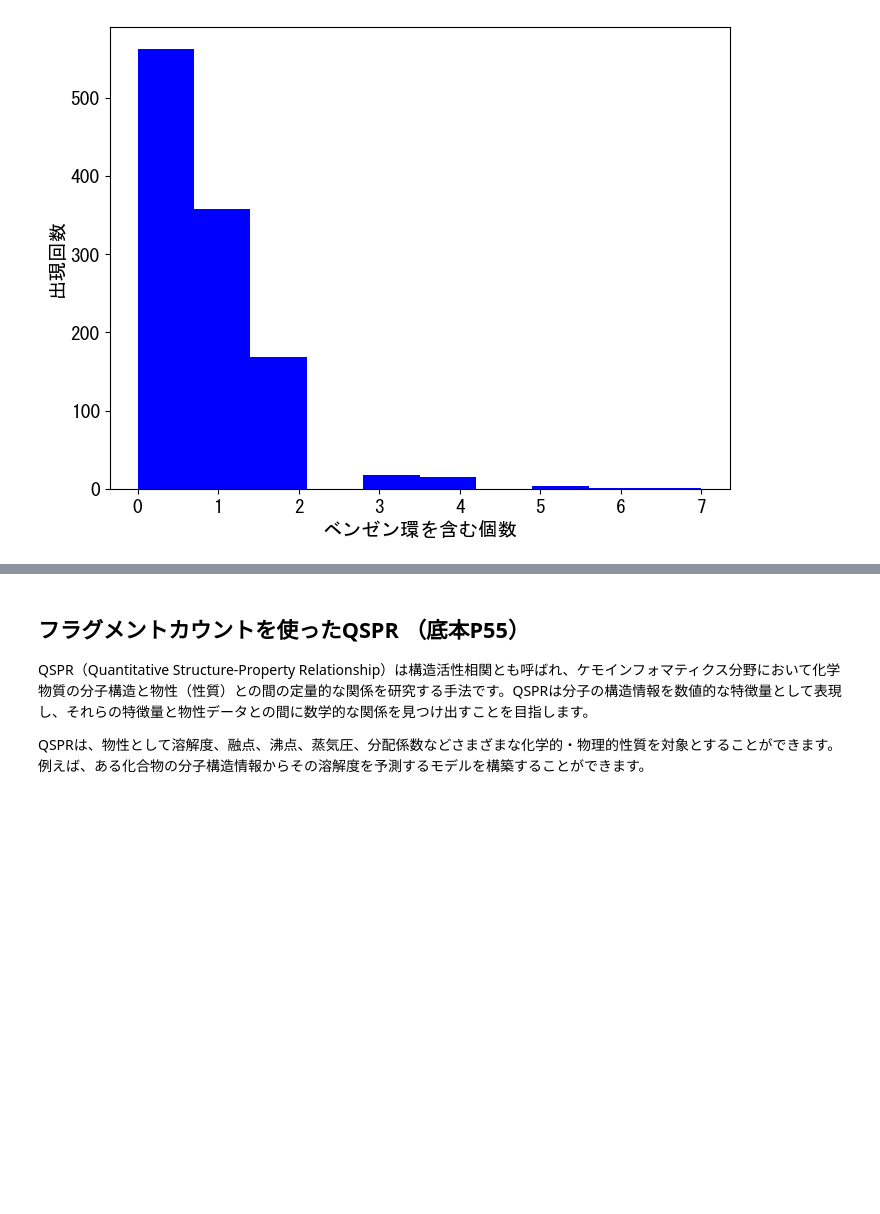
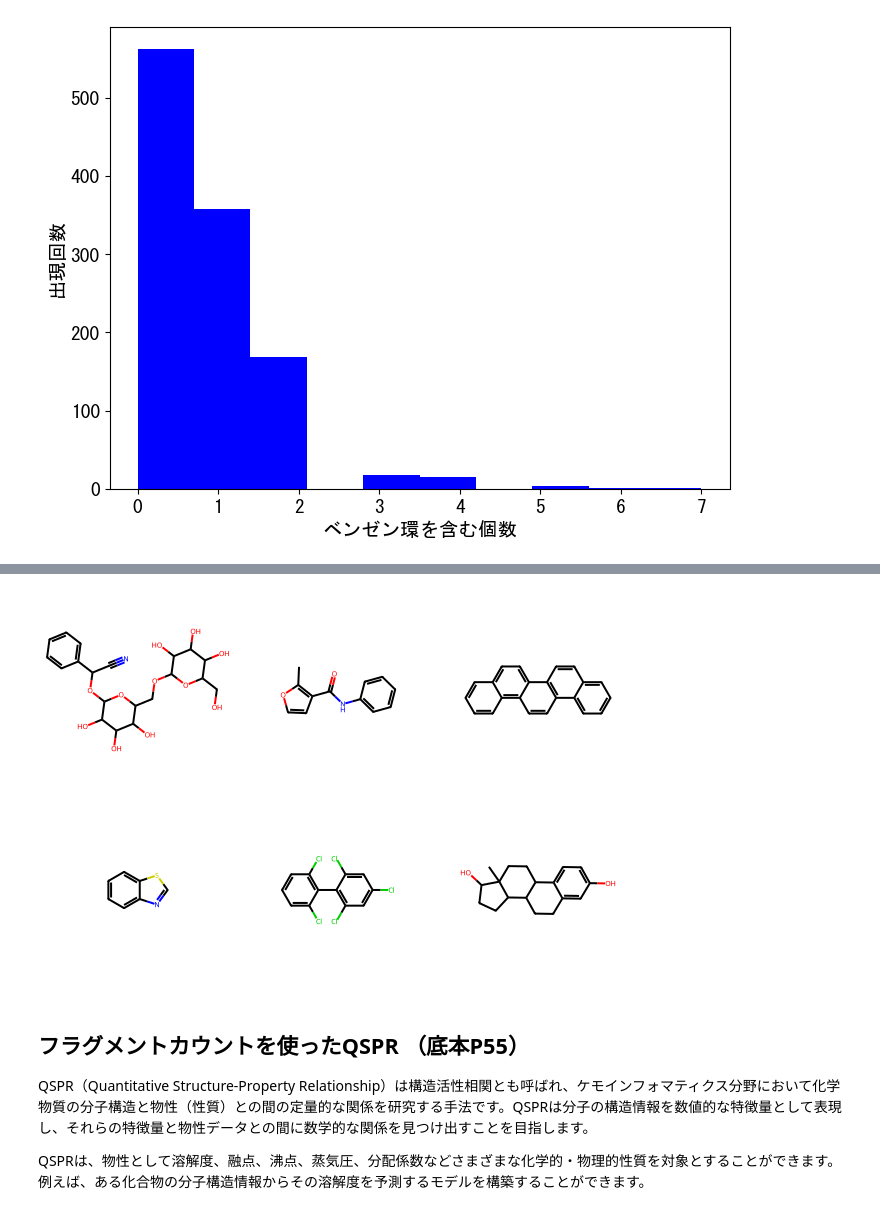
Before and after one commit to ARIM-Training/Training_python_4, a Jupyter notebook: 第4回_フラグメントカウントとQSER.ipynb, the cells around one changed output, grey strips where cells are left out. Cells and saved outputs as stored; diff of their text form; code cells hidden in the pictures; blank space fills up the shorter version.

```diff
--- a/第4回_フラグメントカウントとQSER.ipynb
+++ b/第4回_フラグメントカウントとQSER.ipynb
@@ -159,3 +214,7 @@ plt.show()
+# %%
+Draw.MolsToGridImage(matches[:6])
+# %% [output]
+[figure, added]
 # %% [markdown]
 ## フラグメントカウントを使ったQSPR  （底本P55）
 
```
Also changed, not shown: parts of 10 cells of this notebook, 8 other files.
